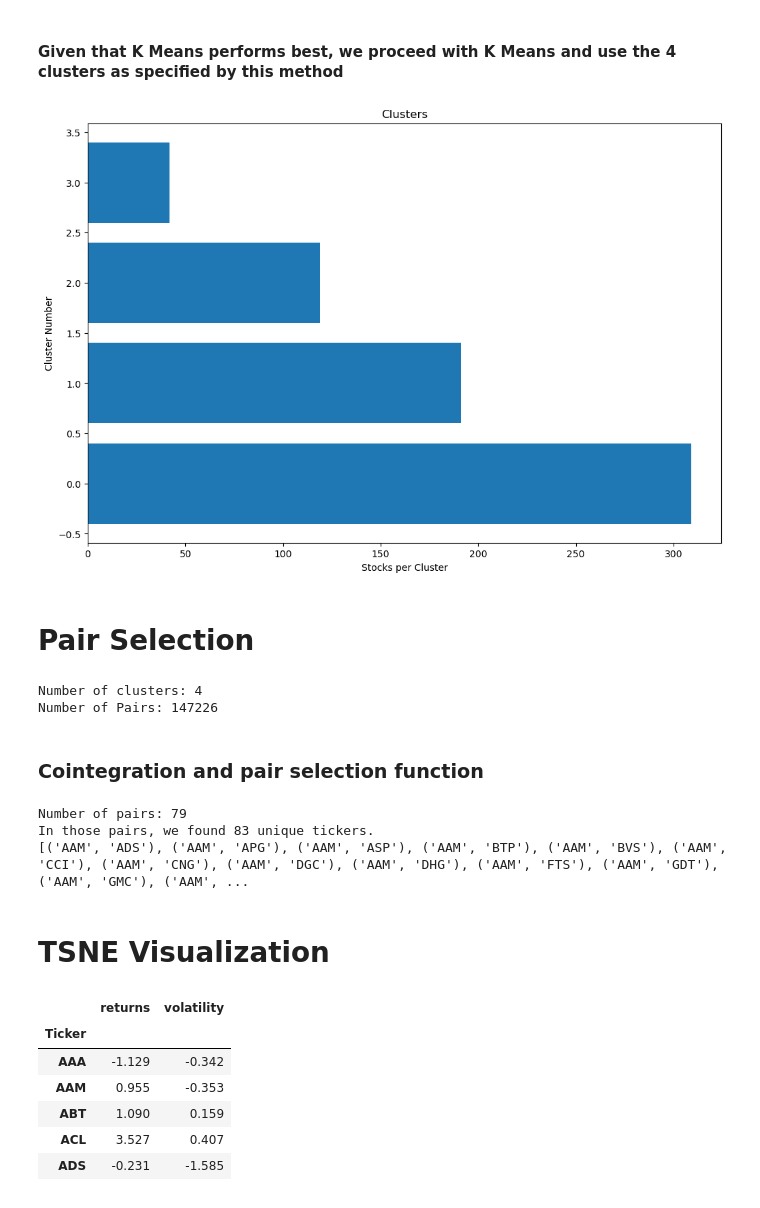
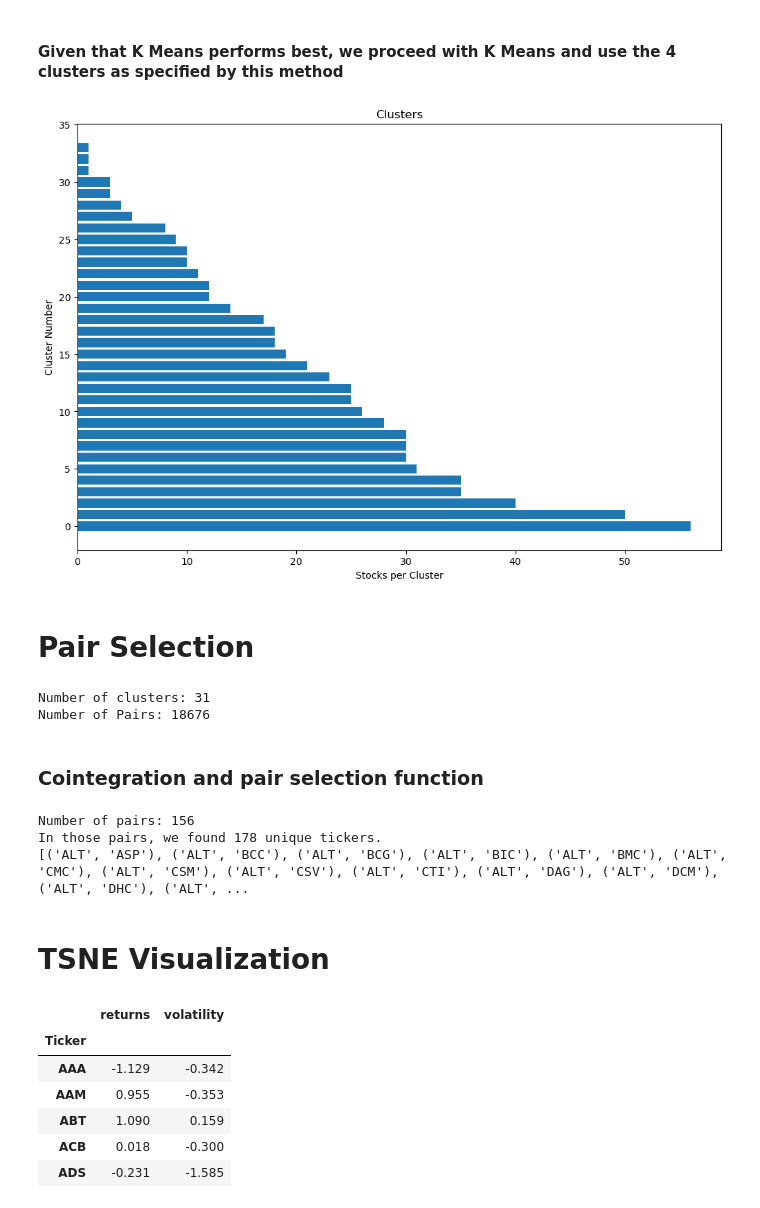
Before and after one commit to ktrung1709/Pair-Trading-Analysis, a Jupyter notebook: Pair Trading.ipynb, the cells around one changed output. Drawn from its saved outputs; the diff is of its cells as text; code cells hidden in the pictures.

```diff
--- a/Pair Trading.ipynb
+++ b/Pair Trading.ipynb
@@ -425,17 +425,17 @@ ap 0.3345568262968259
 # %% [output]
 Given that K Means performs best, we proceed with K Means and use the 4 clusters as specified by this method
 # %%
-clustered_series = pd.Series(index=X.index, data=k_means.labels_.flatten())
-clustered_series_all = pd.Series(index=X.index, data=k_means.labels_.flatten())
+clustered_series = pd.Series(index=X.index, data=ap.labels_.flatten())
+clustered_series_all = pd.Series(index=X.index, data=ap.labels_.flatten())
 clustered_series = clustered_series[clustered_series != -1]
 plt.figure(figsize=(12,8))
 plt.barh(range(len(clustered_series.value_counts())),clustered_series.value_counts())
 plt.title('Clusters')
 plt.xlabel('Stocks per Cluster')
 plt.ylabel('Cluster Number')
 plt.show()
 # %% [output]
-[figure, old version]
+[figure, new version]
 # %%
 %%HTML
 <h1>Pair Selection</h1>
@@ -448,8 +448,8 @@ ticker_count = counts[(counts>1) & (counts<=cluster_size_limit)]
 print ("Number of clusters: %d" % len(ticker_count))
 print ("Number of Pairs: %d" % (ticker_count*(ticker_count-1)).sum())
 # %% [output]
-Number of clusters: 4
-Number of Pairs: 147226
+Number of clusters: 31
+Number of Pairs: 18676
 # %%
 %%HTML
 <h3>Cointegration and pair selection function</h3>
@@ -496,9 +496,9 @@ print ("Number of pairs:", len(pairs))
 print ("In those pairs, we found %d unique tickers." % len(np.unique(pairs)))
 print(pairs)
 # %% [output]
-Number of pairs: 79
-In those pairs, we found 83 unique tickers.
-[('AAM', 'ADS'), ('AAM', 'APG'), ('AAM', 'ASP'), ('AAM', 'BTP'), ('AAM', 'BVS'), ('AAM', 'CCI'), ('AAM', 'CNG'), ('AAM', 'DGC'), ('AAM', 'DHG'), ('AAM', 'FTS'), ('AAM', 'GDT'), ('AAM', 'GMC'), ('AAM', ...
+Number of pairs: 156
+In those pairs, we found 178 unique tickers.
+[('ALT', 'ASP'), ('ALT', 'BCC'), ('ALT', 'BCG'), ('ALT', 'BIC'), ('ALT', 'BMC'), ('ALT', 'CMC'), ('ALT', 'CSM'), ('ALT', 'CSV'), ('ALT', 'CTI'), ('ALT', 'DAG'), ('ALT', 'DCM'), ('ALT', 'DHC'), ('ALT', ...
 # %%
 %%HTML
 <h1>TSNE Visualization</h1>
@@ -520,7 +520,7 @@ X_pairs.head()
 | AAA | -1.129 | -0.342 |
 | AAM | 0.955 | -0.353 |
 | ABT | 1.090 | 0.159 |
-| ACL | 3.527 | 0.407 |
+| ACB | 0.018 | -0.300 |
 | ADS | -0.231 | -1.585 |
 # %%
 X_tsne = TSNE(init = "random", learning_rate=30, perplexity=5, random_state=42, n_jobs=-1).fit_transform(X_pairs)
```
Also changed, not shown: parts of 6 cells of this notebook, 3 other files.
